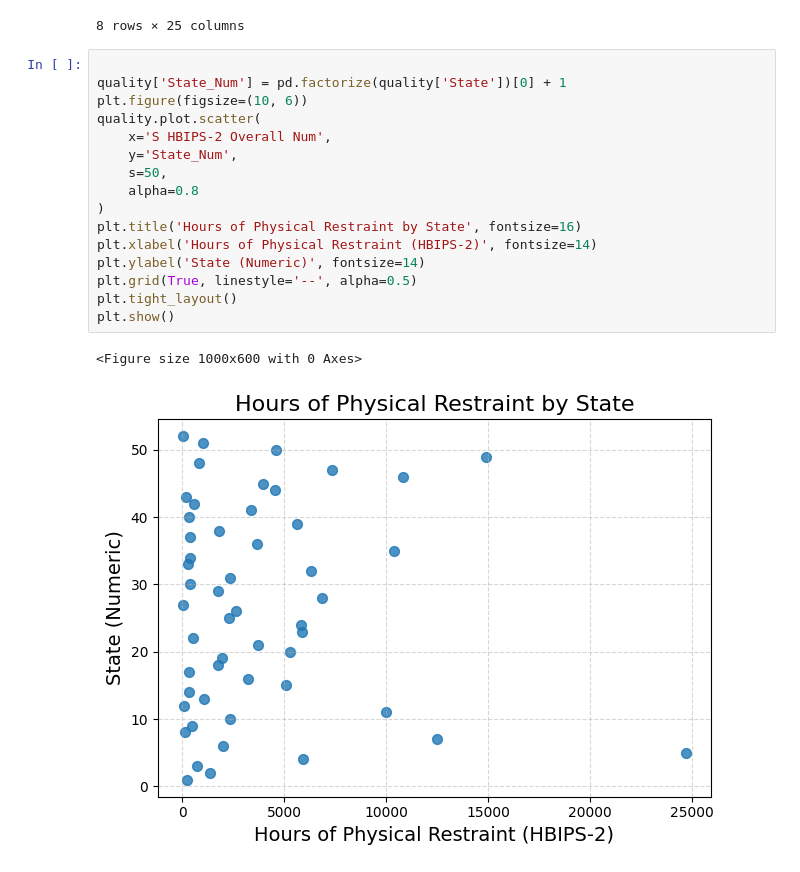
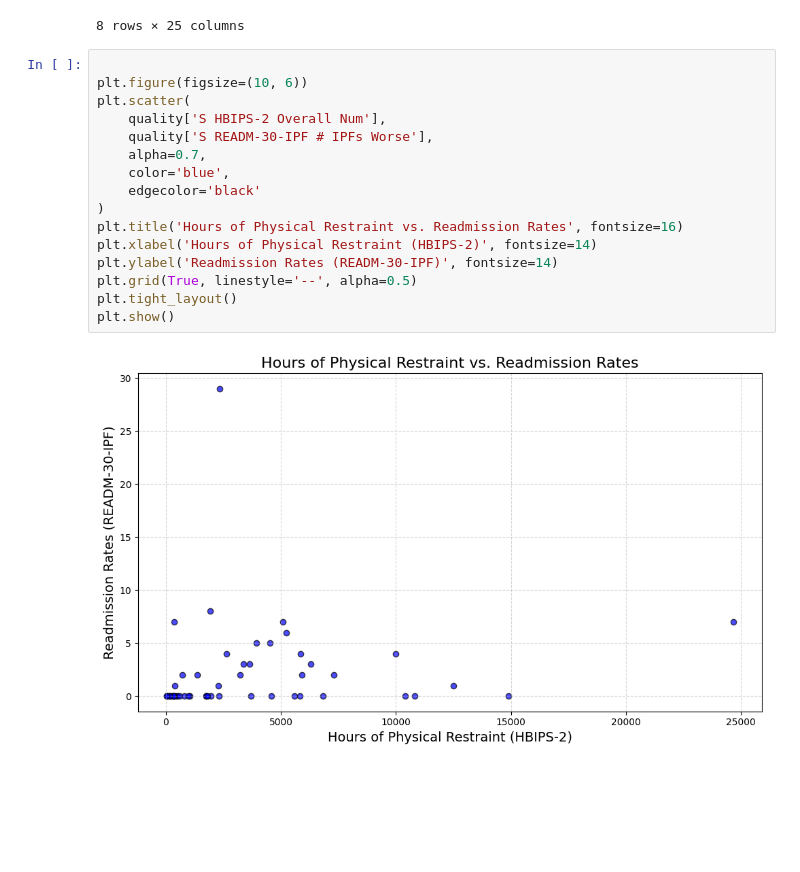
Before and after one commit to anacarmona1/HDS-5210-Ana, a Jupyter notebook: week13_assignment_2.ipynb, the cells around one changed output. Cells and saved outputs as stored; diff of their text form; blank space fills up the shorter version.

```diff
--- a/week13_assignment_2.ipynb
+++ b/week13_assignment_2.ipynb
@@ -155,20 +155,19 @@ quality.describe()
 8 rows × 25 columns
 # %%
 
-quality['State_Num'] = pd.factorize(quality['State'])[0] + 1
 plt.figure(figsize=(10, 6))
-quality.plot.scatter(
-    x='S HBIPS-2 Overall Num',
-    y='State_Num',
-    s=50,
-    alpha=0.8
+plt.scatter(
+    quality['S HBIPS-2 Overall Num'],
+    quality['S READM-30-IPF # IPFs Worse'],
+    alpha=0.7,
+    color='blue',
+    edgecolor='black'
 )
-plt.title('Hours of Physical Restraint by State', fontsize=16)
+plt.title('Hours of Physical Restraint vs. Readmission Rates', fontsize=16)
 plt.xlabel('Hours of Physical Restraint (HBIPS-2)', fontsize=14)
-plt.ylabel('State (Numeric)', fontsize=14)
+plt.ylabel('Readmission Rates (READM-30-IPF)', fontsize=14)
 plt.grid(True, linestyle='--', alpha=0.5)
 plt.tight_layout()
 plt.show()
 # %% [output]
-<Figure size 1000x600 with 0 Axes>
-[figure, old version]
+[figure, new version]
```
